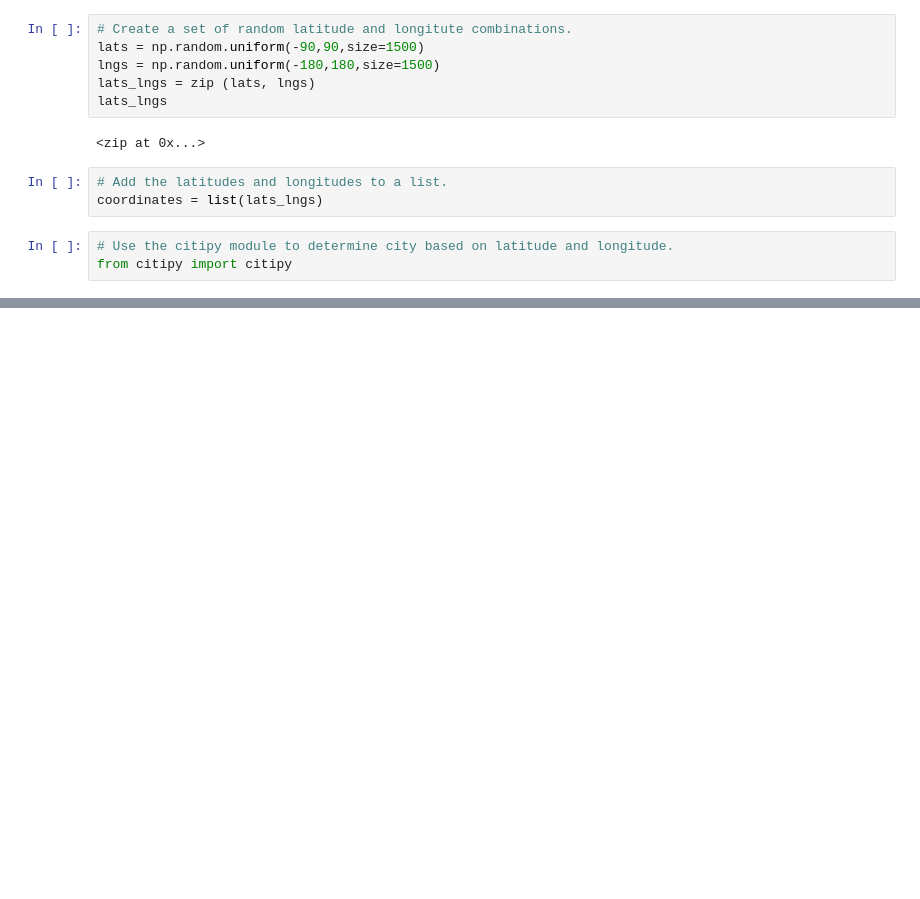
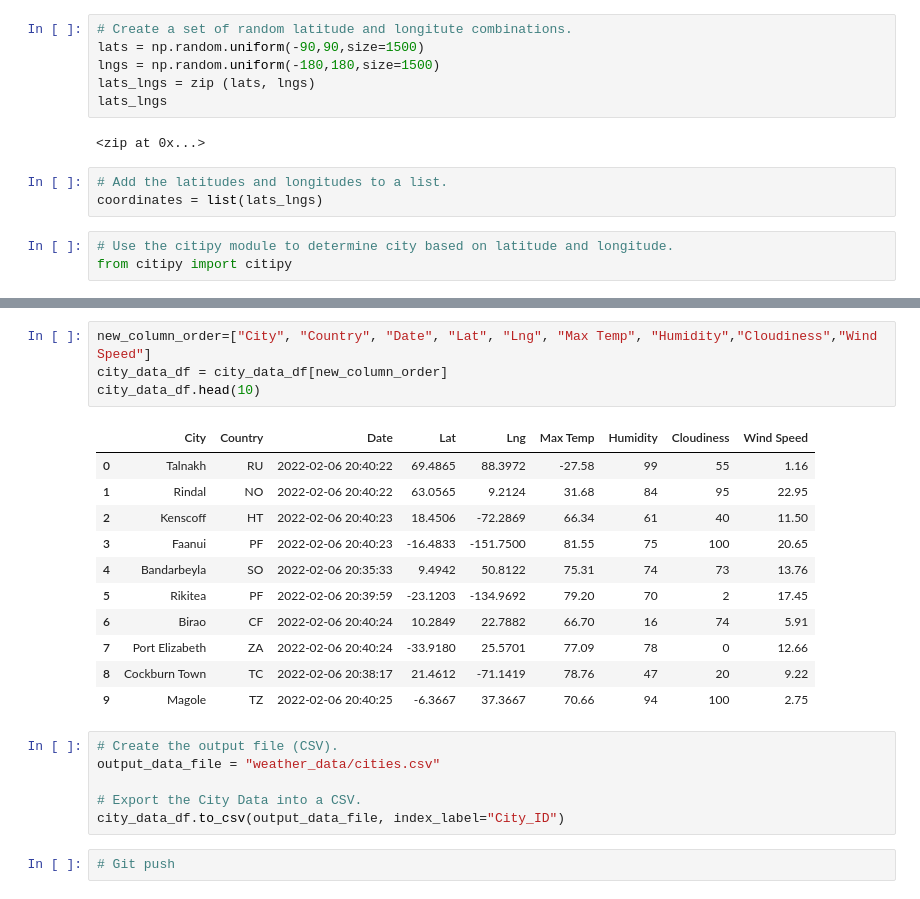
Before and after one commit to mkirsch2/World_Weather_Analysis, a Jupyter notebook: WeatherPy.ipynb, the cells around one changed output, grey strips where cells are left out. Saved outputs shown, nothing was run; the diff lists cells and outputs as text; blank space fills up the shorter version.

```diff
--- a/WeatherPy.ipynb
+++ b/WeatherPy.ipynb
@@ -35,0 +146,24 @@ len(cities)
+# %%
+new_column_order=["City", "Country", "Date", "Lat", "Lng", "Max Temp", "Humidity","Cloudiness","Wind Speed"]
+city_data_df = city_data_df[new_column_order]
+city_data_df.head(10)
+# %% [output]
+|  | City | Country | Date | Lat | Lng | Max Temp | Humidity | Cloudiness | Wind Speed |
+| 0 | Talnakh | RU | 2022-02-06 20:40:22 | 69.4865 | 88.3972 | -27.58 | 99 | 55 | 1.16 |
+| 1 | Rindal | NO | 2022-02-06 20:40:22 | 63.0565 | 9.2124 | 31.68 | 84 | 95 | 22.95 |
+| 2 | Kenscoff | HT | 2022-02-06 20:40:23 | 18.4506 | -72.2869 | 66.34 | 61 | 40 | 11.50 |
+| 3 | Faanui | PF | 2022-02-06 20:40:23 | -16.4833 | -151.7500 | 81.55 | 75 | 100 | 20.65 |
+| 4 | Bandarbeyla | SO | 2022-02-06 20:35:33 | 9.4942 | 50.8122 | 75.31 | 74 | 73 | 13.76 |
+| 5 | Rikitea | PF | 2022-02-06 20:39:59 | -23.1203 | -134.9692 | 79.20 | 70 | 2 | 17.45 |
+| 6 | Birao | CF | 2022-02-06 20:40:24 | 10.2849 | 22.7882 | 66.70 | 16 | 74 | 5.91 |
+| 7 | Port Elizabeth | ZA | 2022-02-06 20:40:24 | -33.9180 | 25.5701 | 77.09 | 78 | 0 | 12.66 |
+| 8 | Cockburn Town | TC | 2022-02-06 20:38:17 | 21.4612 | -71.1419 | 78.76 | 47 | 20 | 9.22 |
+| 9 | Magole | TZ | 2022-02-06 20:40:25 | -6.3667 | 37.3667 | 70.66 | 94 | 100 | 2.75 |
+# %%
+# Create the output file (CSV).
+output_data_file = "weather_data/cities.csv"
+
+# Export the City Data into a CSV.
+city_data_df.to_csv(output_data_file, index_label="City_ID")
+# %%
+# Git push
```
Also changed, not shown: parts of 11 cells of this notebook.
